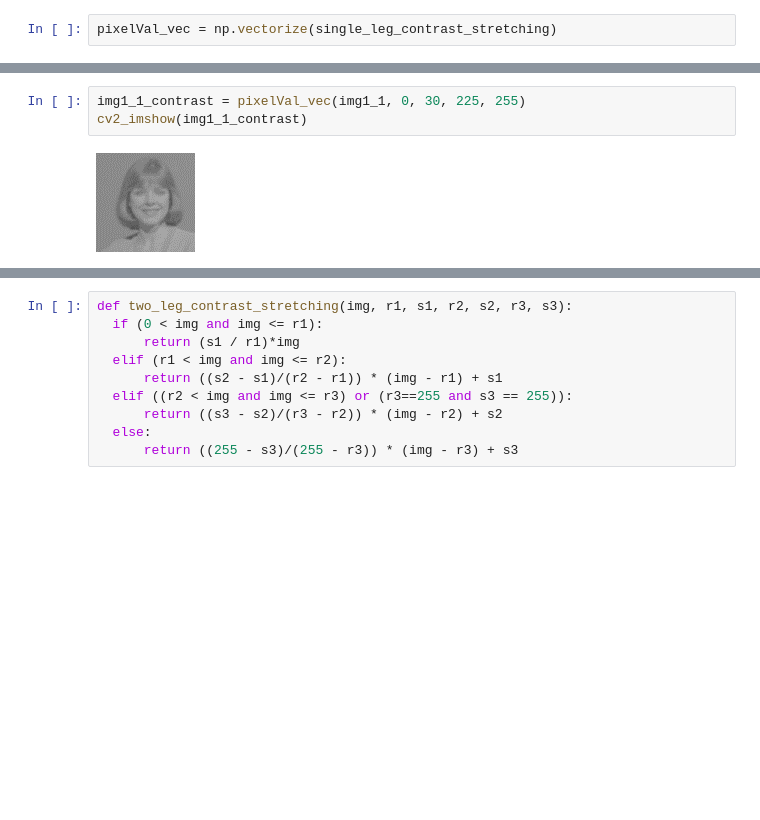
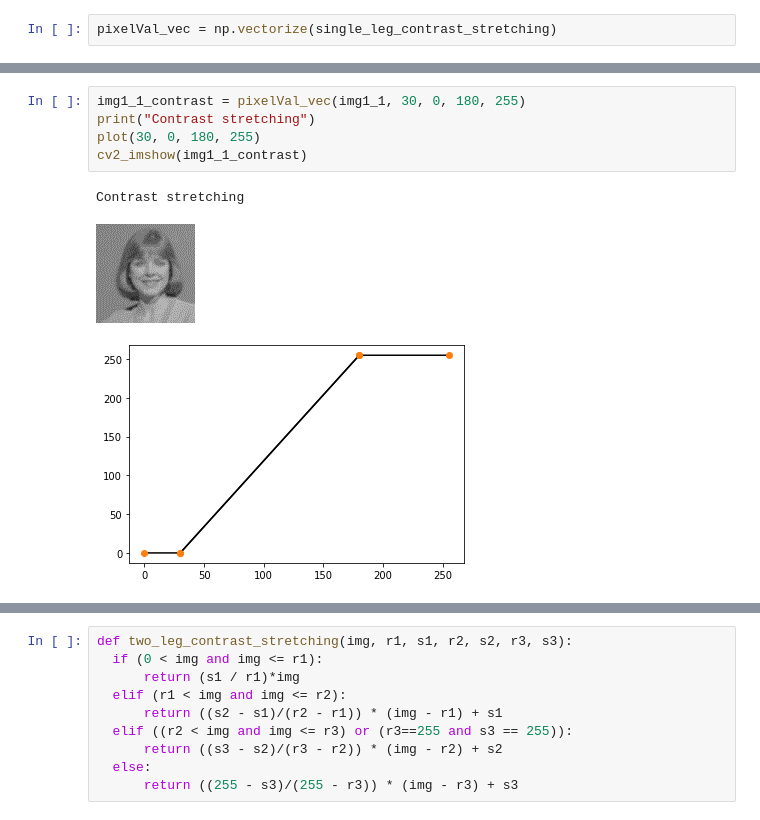
Before and after one commit to RishabhSpark/Computer-Vision, a Jupyter notebook: Contrast stretching different techniques/file.ipynb, the cells around one changed output, grey strips where cells are left out. Drawn from its saved outputs; the diff is of its cells as text; blank space fills up the shorter version.

```diff
--- a/Contrast stretching different techniques/file.ipynb
+++ b/Contrast stretching different techniques/file.ipynb
@@ -30,5 +60,9 @@ pixelVal_vec = np.vectorize(single_leg_contrast_stretching)
 # %%
-img1_1_contrast = pixelVal_vec(img1_1, 0, 30, 225, 255)
+img1_1_contrast = pixelVal_vec(img1_1, 30, 0, 180, 255)
+print("Contrast stretching")
+plot(30, 0, 180, 255)
 cv2_imshow(img1_1_contrast)
 # %% [output]
+Contrast stretching
-[figure, old version]
+[figure, new version]
+[figure, added]
```
Also changed, not shown: parts of 26 cells of this notebook.
